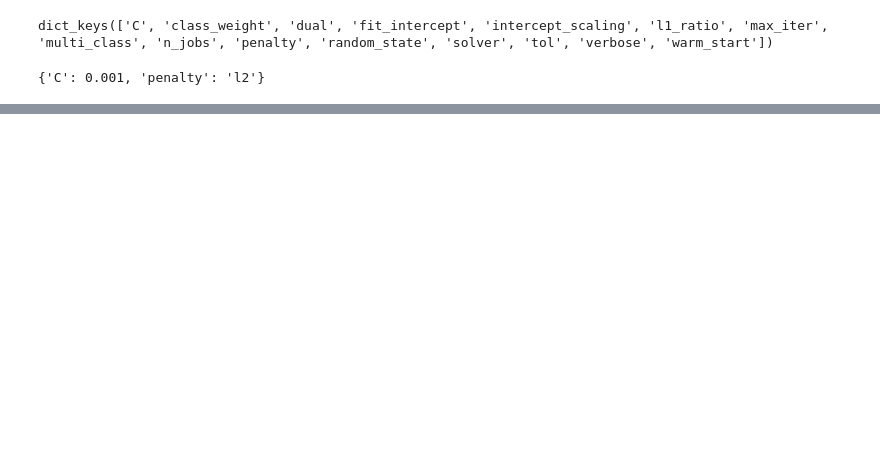
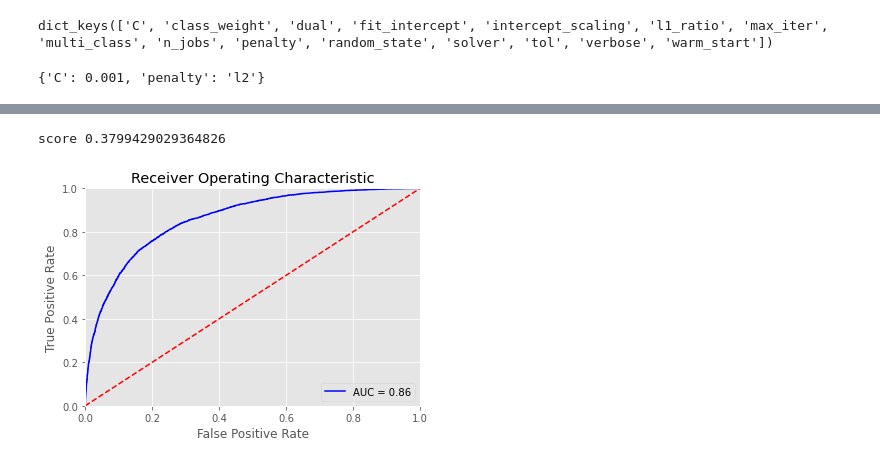
Before and after one commit to nahsradus/SpringBoard, a Jupyter notebook: 26.2.2_Ultimate_challenge/Part3 Predictive Analysis.ipynb, the cells around one changed output, grey strips where cells are left out. Saved outputs shown, nothing was run; the diff lists cells and outputs as text; code cells hidden in the pictures; blank space fills up the shorter version.

```diff
--- a/26.2.2_Ultimate_challenge/Part3 Predictive Analysis.ipynb
+++ b/26.2.2_Ultimate_challenge/Part3 Predictive Analysis.ipynb
@@ -655,0 +630,4 @@ memory usage: 4.2+ MB
+# %%
+# Let's rerun this model to extarct the feature importance by name.
+df = pd.read_json(file1)
+df.info()
@@ -655,0 +654,26 @@ memory usage: 4.2+ MB
+# %%
+# Let's cleanup and prepare the data
+
+# Retained user
+df['retained'] = (df.last_trip_date >= '2014-06-01')*1
+
+# Change boolean to integer
+df['ultimate_black_user'] = df['ultimate_black_user'].astype(int)
+
+# Filling null values with Other for phone
+df['phone'].fillna('Other', inplace = True)
+
+
+# Let's fill the NaN in rating column by median
+
+df['avg_rating_by_driver'] = df['avg_rating_by_driver'].fillna(df['avg_rating_by_driver'].median())
+df['avg_rating_of_driver'] = df['avg_rating_of_driver'].fillna(df['avg_rating_of_driver'].median())
+
+# Let's drop date column
+df.drop(['signup_date','last_trip_date'], axis = 1, inplace = True)
+
+df['city'] = df['city'].astype('category')
+df['phone'] = df['phone'].astype('category')
+
+df = pd.get_dummies(df)
+df.head()
@@ -655,0 +687,19 @@ memory usage: 4.2+ MB
+# %%
+# Split data
+
+X = df.drop(['retained'], axis=1)
+y = df['retained']
+
+X_train, X_test, y_train, y_test = train_test_split(X, y, test_size=0.3, random_state=0)
+# %%
+final_model=XGBRegressor(learning_rate = 0.1, max_depth= 5)
+
+final_model.fit(X_train,y_train)
+print("score",final_model.score(X_test,y_test))
+# %% [output]
+score 0.3799429029364826
+# %%
+y_pred = final_model.predict(X_test)
+plot_auc_curve(y_test, y_pred)
+# %% [output]
+[figure, added]
```
Also changed, not shown: parts of 77 cells of this notebook.
